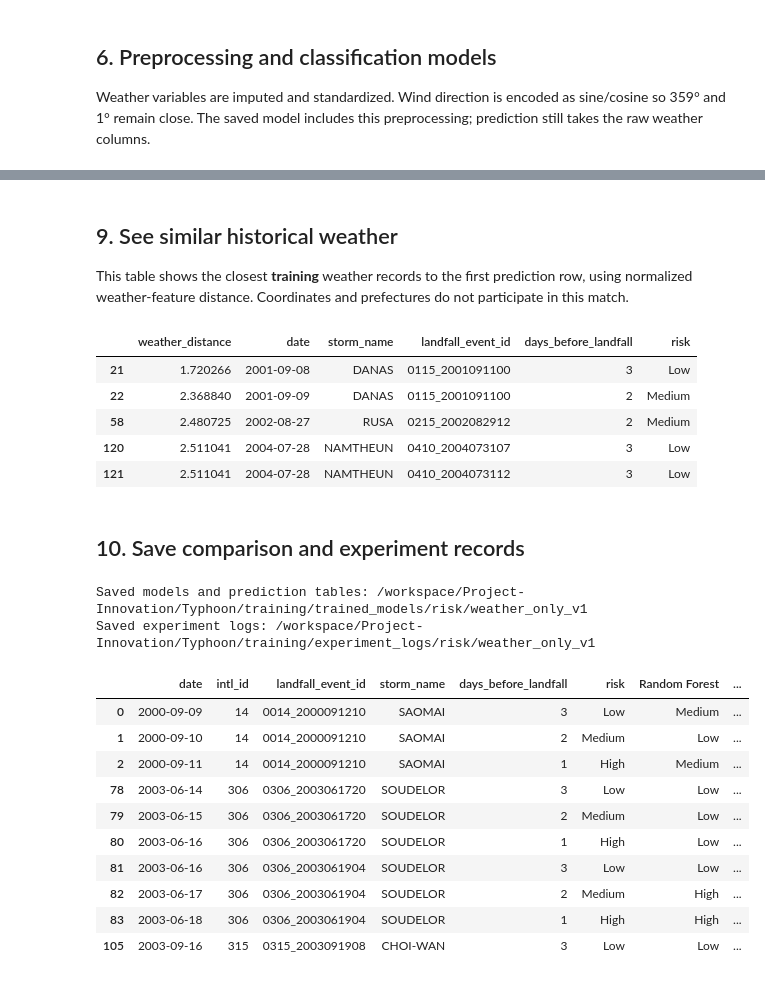
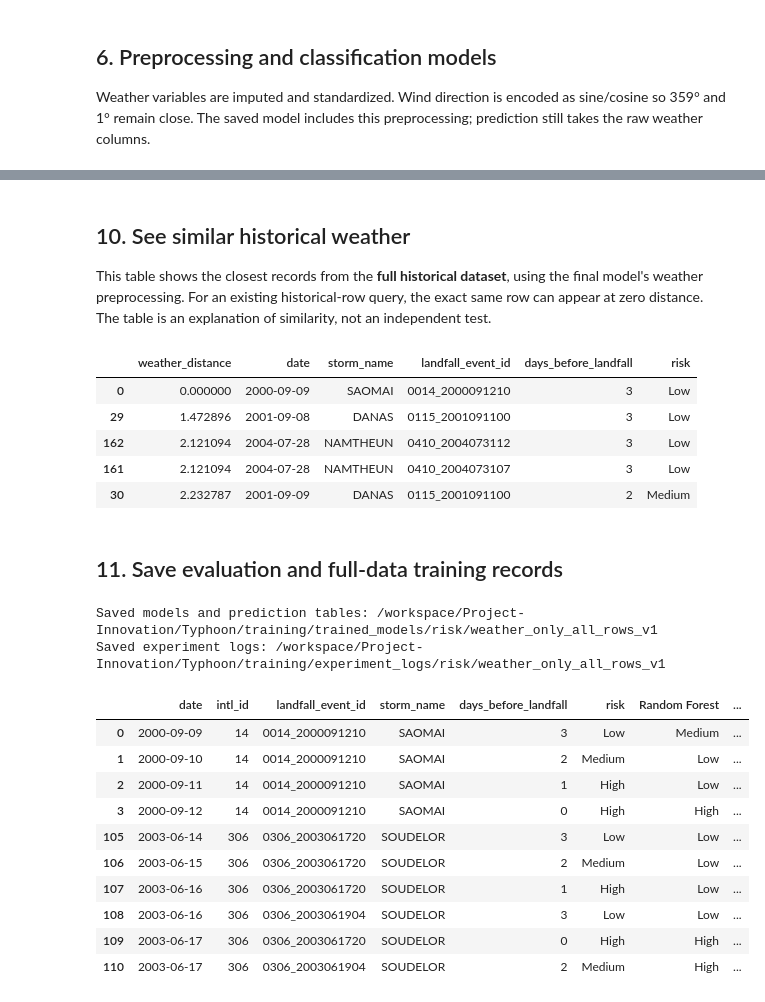
Before and after one commit to j23040579/Project-Innovation, a Jupyter notebook: Typhoon/training/train_typhoon_models.ipynb, the cells around one changed output, grey strips where cells are left out. Drawn from its saved outputs; the diff is of its cells as text; code cells hidden in the pictures.

```diff
--- a/Typhoon/training/train_typhoon_models.ipynb
+++ b/Typhoon/training/train_typhoon_models.ipynb
@@ -23,13 +27,11 @@ if ROOT.name == "training":
 elif (ROOT / "Typhoon" / "training").is_dir():
     ROOT = ROOT / "Typhoon"
 TRAINING_DIR = ROOT / "training"
-EXPERIMENT_ID = "weather_only_v1"
-INPUT_FILE = ROOT / "data/processed/jma_day3_to_landfall_with_weather.csv"
+EXPERIMENT_ID = "weather_only_all_rows_v1"
+INPUT_FILE = ROOT / "data/processed/jma_day3_to_landfall_with_weather_prefecture.csv"
 OUTPUT_DIR = TRAINING_DIR / "trained_models/risk" / EXPERIMENT_ID
 LOG_DIR = TRAINING_DIR / "experiment_logs/risk" / EXPERIMENT_ID
 
-START_DATE = None  # None uses all available historical years
-END_DATE = None
 TEST_SIZE = 0.20
 SEED = 42
 REMOVE_FEATURES = []  # e.g. ["rain_sum"]
@@ -42,7 +44,7 @@ MODEL_PARAMS = {
 OVERWRITE_OUTPUTS = False
 
 # Optional: CSV containing weather to classify (for example, predicted daily weather).
-# Leave None to demonstrate prediction on a heldout row.
+# Leave None to demonstrate a historical row included in the final model fit.
 PREDICTION_FILE = None
 MODEL_TO_VIEW = "Random Forest"
 ROW_TO_VIEW = 0
@@ -265,13 +270,13 @@ for name, estimator in models.items():
     filename = name.lower().replace(" ", "_")
     plt.savefig(LOG_DIR / f"{filename}_confusion.png", dpi=120, bbox_inches="tight")
     plt.show()
-    joblib.dump(classifier, OUTPUT_DIR / f"{filename}_model.joblib")
+
     all_predictions[name] = predicted
 
 comparison = pd.DataFrame(comparison).sort_values("Balanced accuracy", ascending=False).reset_index(drop=True)
 display(comparison)
 comparison.set_index("Model")[["Accuracy", "Balanced accuracy", "Macro F1"]].plot.bar(figsize=(9, 4), ylim=(0, 1))
-plt.title("Heldout pre-typhoon weather profiles")
+plt.title("Heldout event weather profiles")
 plt.xticks(rotation=20)
 plt.tight_layout()
 plt.savefig(LOG_DIR / "model_comparison.png", dpi=120, bbox_inches="tight")
@@ -366,54 +390,58 @@ Actual event profile: Low
 # %% [markdown]
-## 9. See similar historical weather
-This table shows the closest **training** weather records to the first prediction row, using normalized weather-feature distance. Coordinates and prefectures do not participate in this match.
+## 10. See similar historical weather
+This table shows the closest records from the **full historical dataset**, using the final model's weather preprocessing. For an existing historical-row query, the exact same row can appear at zero distance. The table is an explanation of similarity, not an independent test.
 # %%
-matcher_preprocessor = trained_models[MODEL_TO_VIEW].named_steps["preprocessor"]
-reference_weather = matcher_preprocessor.transform(X_train)
+matcher_preprocessor = deployment_models[MODEL_TO_VIEW].named_steps["preprocessor"]
+reference_weather = matcher_preprocessor.transform(df[FEATURES])
 query_weather = matcher_preprocessor.transform(prediction_weather[FEATURES].apply(pd.to_numeric, errors="raise").iloc[[0]])
-matcher = NearestNeighbors(n_neighbors=min(5, len(train_df))).fit(reference_weather)
+matcher = NearestNeighbors(n_neighbors=min(5, len(df))).fit(reference_weather)
 distances, indices = matcher.kneighbors(query_weather)
-columns = [c for c in ["date", "storm_name", "landfall_event_id", "days_before_landfall", "risk"] if c in train_df]
-weather_matches = train_df.iloc[indices[0]][columns].copy()
+columns = [c for c in ["date", "storm_name", "landfall_event_id", "days_before_landfall", "risk"] if c in df]
+weather_matches = df.iloc[indices[0]][columns].copy()
 weather_matches.insert(0, "weather_distance", distances[0])
 display(weather_matches)
 weather_matches.to_csv(OUTPUT_DIR / "similar_historical_weather.csv", index=False, encoding="utf-8-sig", date_format="%Y-%m-%d")
 # %% [output]
 |  | weather_distance | date | storm_name | landfall_event_id | days_before_landfall | risk |
-| 21 | 1.720266 | 2001-09-08 | DANAS | 0115_2001091100 | 3 | Low |
-| 22 | 2.368840 | 2001-09-09 | DANAS | 0115_2001091100 | 2 | Medium |
-| 58 | 2.480725 | 2002-08-27 | RUSA | 0215_2002082912 | 2 | Medium |
-| 120 | 2.511041 | 2004-07-28 | NAMTHEUN | 0410_2004073107 | 3 | Low |
-| 121 | 2.511041 | 2004-07-28 | NAMTHEUN | 0410_2004073112 | 3 | Low |
+| 0 | 0.000000 | 2000-09-09 | SAOMAI | 0014_2000091210 | 3 | Low |
+| 29 | 1.472896 | 2001-09-08 | DANAS | 0115_2001091100 | 3 | Low |
+| 162 | 2.121094 | 2004-07-28 | NAMTHEUN | 0410_2004073112 | 3 | Low |
+| 161 | 2.121094 | 2004-07-28 | NAMTHEUN | 0410_2004073107 | 3 | Low |
+| 30 | 2.232787 | 2001-09-09 | DANAS | 0115_2001091100 | 2 | Medium |
 # %% [markdown]
-## 10. Save comparison and experiment records
+## 11. Save evaluation and full-data training records
 # %%
 comparison.to_csv(OUTPUT_DIR / "model_comparison.csv", index=False)
 all_predictions.to_csv(OUTPUT_DIR / "test_predictions.csv", index=False, encoding="utf-8-sig", date_format="%Y-%m-%d")
 train_df.to_csv(OUTPUT_DIR / "training_set.csv", index=False, encoding="utf-8-sig", date_format="%Y-%m-%d")
 test_df.to_csv(OUTPUT_DIR / "testing_set.csv", index=False, encoding="utf-8-sig", date_format="%Y-%m-%d")
 config = {"features": FEATURES, "classes": CLASS_ORDER, "model_parameters": MODEL_PARAMS, "seed": SEED,
-          "input": str(INPUT_FILE), "date_filter": [START_DATE, END_DATE], "pre_landfall_days": [3, 2, 1],
-          "label_definition": {"Low": "Day -3", "Medium": "Day -2", "High": "Day -1"},
+          "input": str(INPUT_FILE), "row_policy": "all CSV rows; no date/day filtering",
+          "input_rows": INPUT_ROW_COUNT, "deployment_training_rows": len(df),
+          "evaluation_train_rows": len(train_df), "evaluation_test_rows": len(test_df),
+          "included_days_before_landfall": sorted(df.days_before_landfall.unique().tolist()),
+          "label_definition": {"Low": "Day -3", "Medium": "Day -2", "High": "Day -1 and landfall day"},
           "test_storms": sorted(test_df.intl_id.astype(str).unique().tolist()),
           "input_contract": "raw weather only; circular wind transform included in saved pipeline",
-          "interpretation": "Similarity to pre-landfall weather, not probability of typhoon occurrence."}
+          "interpretation": "Similarity to event weather, not probability of typhoon occurrence.",
+          "evaluation_note": "Scores use heldout-storm models; final saved models are refitted on all rows."}
 for folder in [OUTPUT_DIR, LOG_DIR]:
     (folder / "config.json").write_text(json.dumps(config, indent=2), encoding="utf-8")
 comparison.to_csv(LOG_DIR / "model_comparison.csv", index=False)
 print("Saved models and prediction tables:", OUTPUT_DIR)
 print("Saved experiment logs:", LOG_DIR)
 display(all_predictions.head(10))
 # %% [output]
-Saved models and prediction tables: /workspace/Project-Innovation/Typhoon/training/trained_models/risk/weather_only_v1
-Saved experiment logs: /workspace/Project-Innovation/Typhoon/training/experiment_logs/risk/weather_only_v1
+Saved models and prediction tables: /workspace/Project-Innovation/Typhoon/training/trained_models/risk/weather_only_all_rows_v1
+Saved experiment logs: /workspace/Project-Innovation/Typhoon/training/experiment_logs/risk/weather_only_all_rows_v1
 |  | date | intl_id | landfall_event_id | storm_name | days_before_landfall | risk | Random Forest | ... |
 | 0 | 2000-09-09 | 14 | 0014_2000091210 | SAOMAI | 3 | Low | Medium | ... |
 | 1 | 2000-09-10 | 14 | 0014_2000091210 | SAOMAI | 2 | Medium | Low | ... |
-| 2 | 2000-09-11 | 14 | 0014_2000091210 | SAOMAI | 1 | High | Medium | ... |
-| 78 | 2003-06-14 | 306 | 0306_2003061720 | SOUDELOR | 3 | Low | Low | ... |
-| 79 | 2003-06-15 | 306 | 0306_2003061720 | SOUDELOR | 2 | Medium | Low | ... |
-| 80 | 2003-06-16 | 306 | 0306_2003061720 | SOUDELOR | 1 | High | Low | ... |
-| 81 | 2003-06-16 | 306 | 0306_2003061904 | SOUDELOR | 3 | Low | Low | ... |
-| 82 | 2003-06-17 | 306 | 0306_2003061904 | SOUDELOR | 2 | Medium | High | ... |
-| 83 | 2003-06-18 | 306 | 0306_2003061904 | SOUDELOR | 1 | High | High | ... |
-| 105 | 2003-09-16 | 315 | 0315_2003091908 | CHOI-WAN | 3 | Low | Low | ... |
+| 2 | 2000-09-11 | 14 | 0014_2000091210 | SAOMAI | 1 | High | Low | ... |
+| 3 | 2000-09-12 | 14 | 0014_2000091210 | SAOMAI | 0 | High | High | ... |
+| 105 | 2003-06-14 | 306 | 0306_2003061720 | SOUDELOR | 3 | Low | Low | ... |
+| 106 | 2003-06-15 | 306 | 0306_2003061720 | SOUDELOR | 2 | Medium | Low | ... |
+| 107 | 2003-06-16 | 306 | 0306_2003061720 | SOUDELOR | 1 | High | Low | ... |
+| 108 | 2003-06-16 | 306 | 0306_2003061904 | SOUDELOR | 3 | Low | Low | ... |
+| 109 | 2003-06-17 | 306 | 0306_2003061720 | SOUDELOR | 0 | High | High | ... |
+| 110 | 2003-06-17 | 306 | 0306_2003061904 | SOUDELOR | 2 | Medium | High | ... |
```
Also changed, not shown: parts of 11 cells of this notebook, 2 other files.
